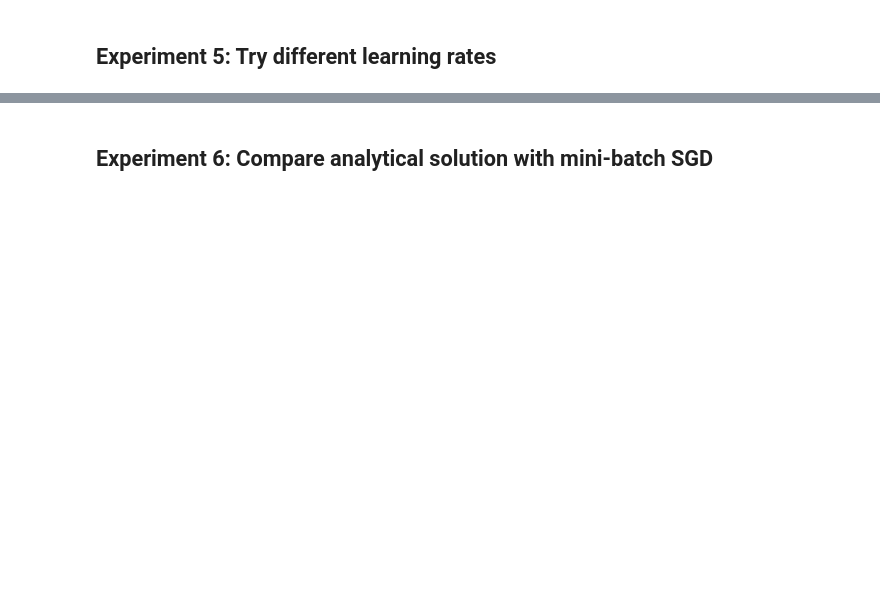
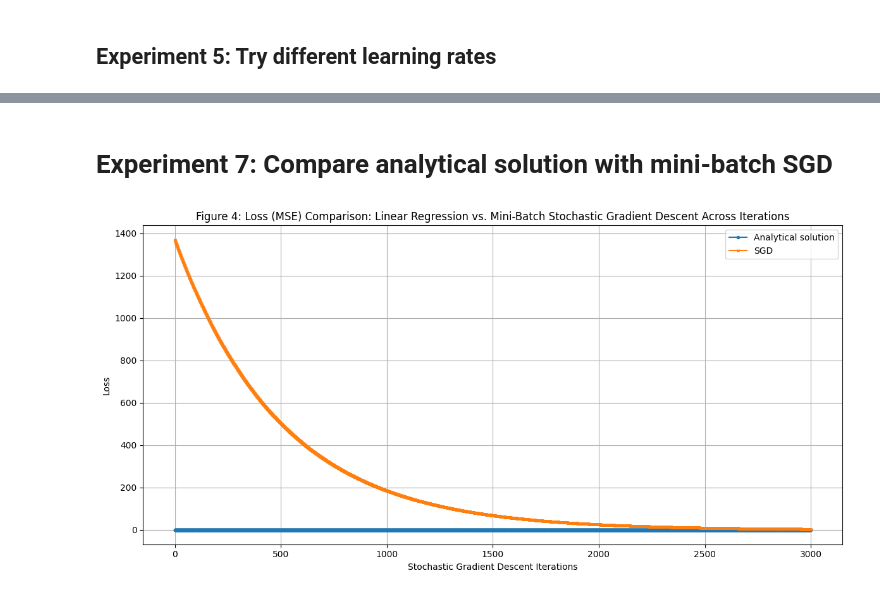
Before and after one commit to HathawayQAQ/COMP551-Machine-Learning, a Jupyter notebook: Assignment1/code.ipynb, the cells around one changed output, grey strips where cells are left out. Cells and saved outputs as stored; diff of their text form; code cells hidden in the pictures; blank space fills up the shorter version.

```diff
--- a/Assignment1/code.ipynb
+++ b/Assignment1/code.ipynb
@@ -238,16 +551,44 @@ for lr, score in zip(learning_rates, lr_scores):
 # %% [markdown]
-## Experiment 6: Compare analytical solution with mini-batch SGD
+# Experiment 7: Compare analytical solution with mini-batch SGD
-# %%
-analytical_model = LinearRegression()
-analytical_model.fit(X_train, y_train)
-analytical_pred = analytical_model.predict(X_test)
-analytical_score = r2_score(y_test, analytical_pred)
-
-sgd_model = SGDLinearRegression()
-sgd_model.fit(X_train, y_train)
-sgd_pred = sgd_model.predict(X_test)
-sgd_score = r2_score(y_test, sgd_pred)
-
-print("\nExperiment 6: Analytical vs SGD Performance")
-print(f"Analytical solution: Test R-squared = {analytical_score:.4f}")
-print(f"Mini-batch SGD: Test R-squared = {sgd_score:.4f}")
+# %%
+def analytical_solution(X, y):
+    X_with_bias = np.column_stack([np.ones(X.shape[0]), X])
+    weights = np.linalg.inv(X_with_bias.T @ X_with_bias) @ X_with_bias.T @ y
+    return weights
+
+def mse_loss(X, y, weights):
+    X_with_bias = np.column_stack([np.ones(X.shape[0]), X])
+    predictions = X_with_bias @ weights
+    return np.mean((y - predictions) ** 2)
+
+def comparison_experiment(X, y, max_iterations=3000, batch_size=32, learning_rate=1e-3):
+    # Analytical solution
+    analytical_weights = analytical_solution(X, y)
+    analytical_mse = mse_loss(X, y, analytical_weights)
+
+    # Mini-batch SGD
+    sgd_model = LinearRegressionSGD()
+    sgd_losses = []
+
+    for iteration in range(max_iterations):
+        sgd_model.fit(X, y, max_iterations=1, learning_rate=learning_rate, batch_size=batch_size)
+        sgd_mse = mse_loss(X, y, sgd_model.weights)
+        sgd_losses.append(sgd_mse)
+
+    # Plotting
+    plt.figure(figsize=(12, 6))
+    plt.plot(range(max_iterations), [analytical_mse] * max_iterations, label='Analytical solution', marker='o', markersize=3)
+    plt.plot(range(max_iterations), sgd_losses, label='SGD', marker='x', markersize=3)
+
+    plt.xlabel('Stochastic Gradient Descent Iterations')
+    plt.ylabel('Loss')
+    plt.title('Figure 4: Loss (MSE) Comparison: Linear Regression vs. Mini-Batch Stochastic Gradient Descent Across Iterations')
+    plt.legend()
+    plt.grid(True)
+    plt.tight_layout()
+    plt.show()
+
+# Assuming X and y are your feature matrix and target vector
+comparison_experiment(X_train, y_train)
+# %% [output]
+[figure, added]
```
Also changed, not shown: parts of 19 cells of this notebook.
